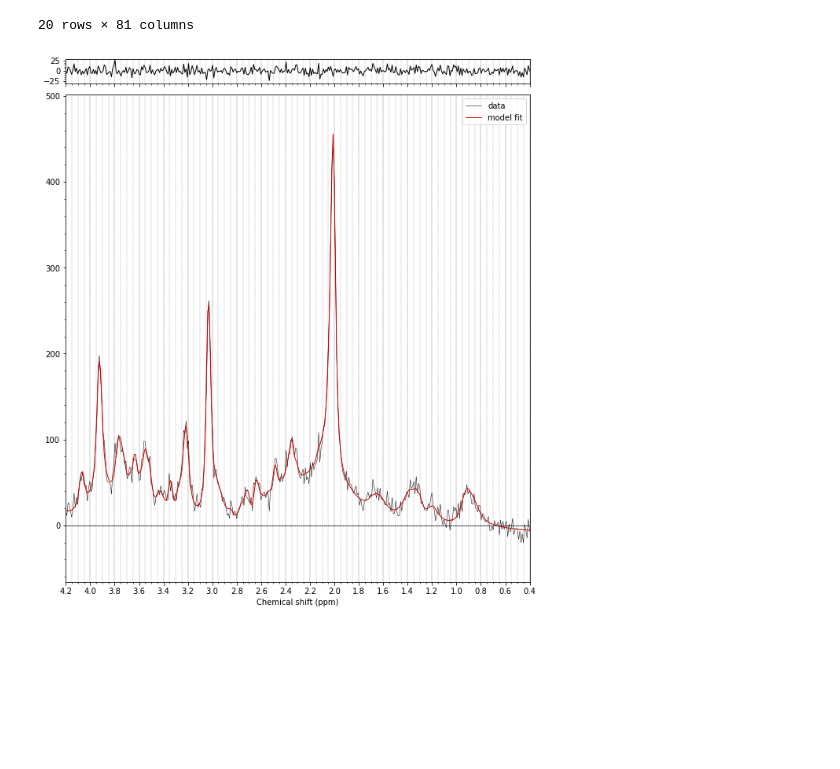
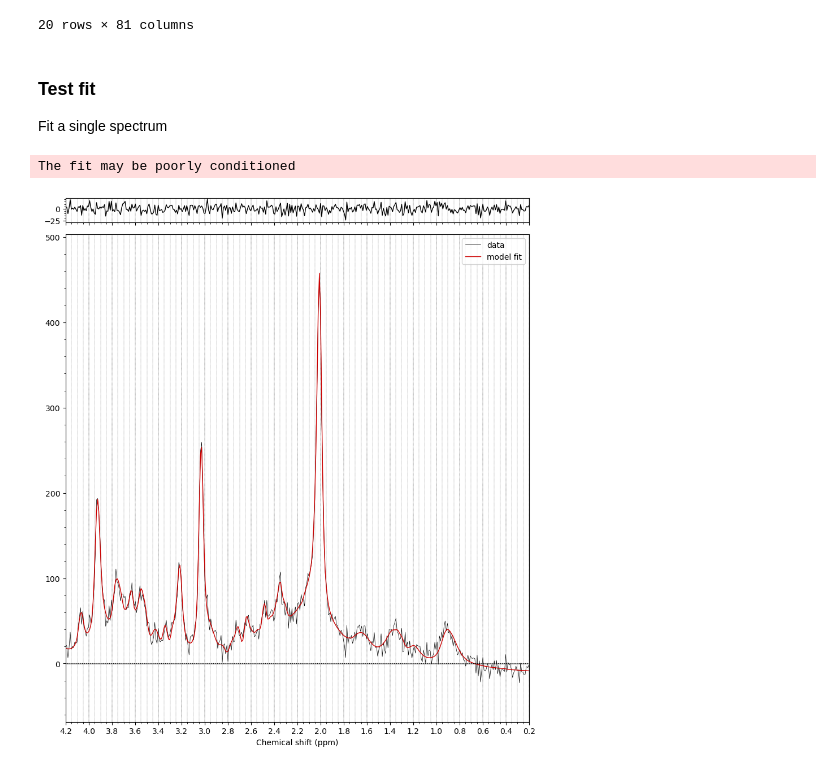
Before and after one commit to wtclarke/fsl_mrs_fmrs_demo, a Jupyter notebook: generate_data.ipynb, the cells around one changed output. Drawn from its saved outputs; the diff is of its cells as text; code cells hidden in the pictures; blank space fills up the shorter version.

```diff
--- a/generate_data.ipynb
+++ b/generate_data.ipynb
@@ -260,19 +244,20 @@ all_df.to_csv(out_dir / 'true_values.csv')
 for sub in range(n_subjects):
     gen_subject_data(all_df.loc[(f'sub{sub}', 'stim')]).save(out_dir / f'sub{sub}_stim')
     gen_subject_data(all_df.loc[(f'sub{sub}', 'ctrl')]).save(out_dir / f'sub{sub}_ctrl')
+# %% [markdown]
+### Test fit
+Fit a single spectrum
 # %%
-from fsl_mrs.utils.fitting import fit_FSLModel
-from fsl_mrs.utils.misc import parse_metab_groups
-from fsl_mrs.utils.plotting import plot_fit
+test_dat = mrs_io.read_FID(out_dir / 'sub0_stim.nii.gz').mrs(basis=basis)[0]
 
-test_dat = mrs_io.read_FID(out_dir / 'sub0_stim.nii.gz')
+fit_args = dict(
+    ppmlim=(0.2, 4.2),
+    baseline_order=0,
+    metab_groups=test_dat.parse_metab_groups('Mac'))
 
-dat_1 = test_dat.mrs(basis=basis)[0]
+res_1 = test_dat.fit(**fit_args)
 
-fit_args = dict(ppmlim=(0.2, 4.2), baseline_order=0, metab_groups=parse_metab_groups(dat_1, 'Mac'))
-
-res_1 = fit_FSLModel(dat_1, **fit_args)
-
-_ = plot_fit(dat_1, res_1.pred, baseline=res_1.baseline)
+_ = res_1.plot(test_dat)
 # %% [output]
+The fit may be poorly conditioned
-[figure, old version]
+[figure, new version]
```
Also changed, not shown: parts of 4 cells of this notebook, 21 other files.
